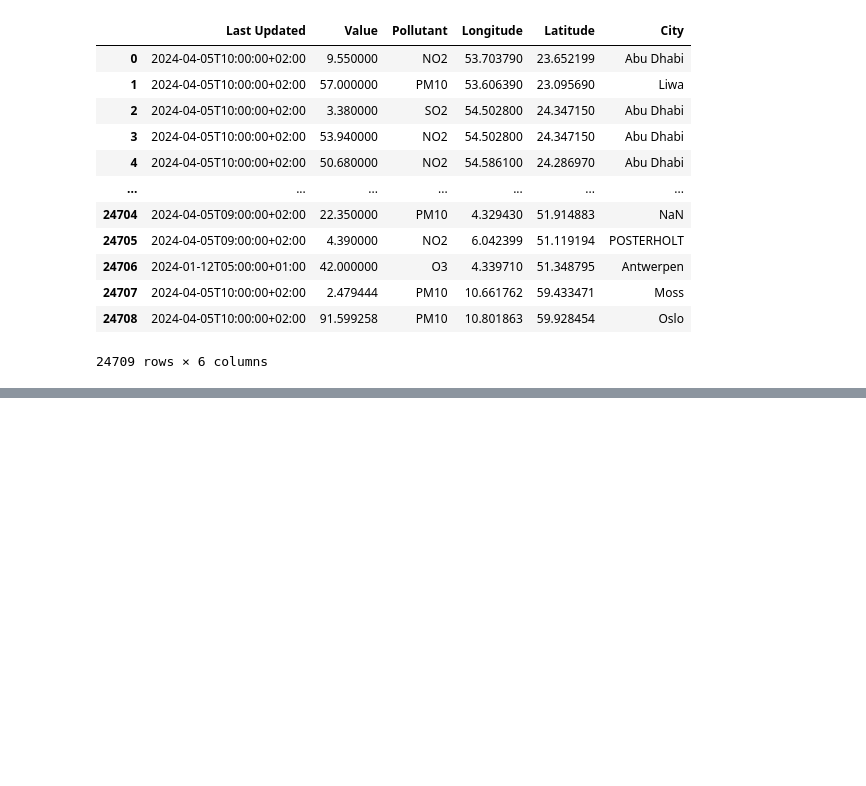
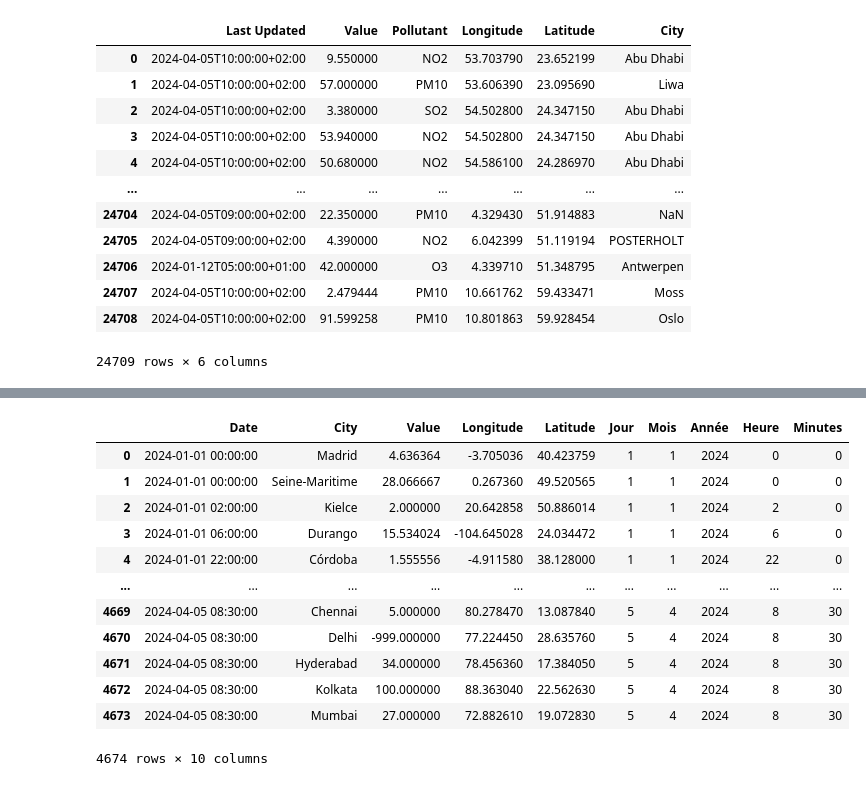
Before and after one commit to DiogoA78/mini_projet_1_deep_learning, a Jupyter notebook: PRETRAIT_NN.ipynb, the cells around one changed output, grey strips where cells are left out. Cells and saved outputs as stored; diff of their text form; code cells hidden in the pictures; blank space fills up the shorter version.

```diff
--- a/PRETRAIT_NN.ipynb
+++ b/PRETRAIT_NN.ipynb
@@ -47,6 +32,5 @@ data
 24709 rows × 6 columns
 # %%
 data['Last Updated'] = pd.to_datetime(data['Last Updated'], utc=True).dt.tz_convert(None)
-data = data.dropna()
 # %%
 data.rename(columns={'Last Updated': 'Date'}, inplace=True)
@@ -153,2 +132,15 @@ data
 # %%
 data.to_csv('AQI.csv', index=False)
+# %%
+data['Date'] = pd.to_datetime(data['Date'])
+data['Jour'] = data['Date'].dt.day
+data['Mois'] = data['Date'].dt.month
+data['Année'] = data['Date'].dt.year
+data['Heure'] = data['Date'].dt.hour
+
+# Agrégation des valeurs par Date, Heure et Ville
+aggregated_data = data.groupby(['Date', 'City']).agg({
+    'Value': 'mean',
+    'Longitude': 'mean',
+    'Latitude': 'mean',
+}).reset_index()
@@ -154,0 +149,22 @@ data.to_csv('AQI.csv', index=False)
+# %%
+aggregated_data['Jour'] = aggregated_data['Date'].dt.day
+aggregated_data['Mois'] = aggregated_data['Date'].dt.month
+aggregated_data['Année'] = aggregated_data['Date'].dt.year
+aggregated_data['Heure'] = aggregated_data['Date'].dt.hour
+aggregated_data['Minutes'] = aggregated_data['Date'].dt.minute
+# %%
+aggregated_data
+# %% [output]
+|  | Date | City | Value | Longitude | Latitude | Jour | Mois | Année | Heure | Minutes |
+| 0 | 2024-01-01 00:00:00 | Madrid | 4.636364 | -3.705036 | 40.423759 | 1 | 1 | 2024 | 0 | 0 |
+| 1 | 2024-01-01 00:00:00 | Seine-Maritime | 28.066667 | 0.267360 | 49.520565 | 1 | 1 | 2024 | 0 | 0 |
+| 2 | 2024-01-01 02:00:00 | Kielce | 2.000000 | 20.642858 | 50.886014 | 1 | 1 | 2024 | 2 | 0 |
+| 3 | 2024-01-01 06:00:00 | Durango | 15.534024 | -104.645028 | 24.034472 | 1 | 1 | 2024 | 6 | 0 |
+| 4 | 2024-01-01 22:00:00 | Córdoba | 1.555556 | -4.911580 | 38.128000 | 1 | 1 | 2024 | 22 | 0 |
+| ... | ... | ... | ... | ... | ... | ... | ... | ... | ... | ... |
+| 4669 | 2024-04-05 08:30:00 | Chennai | 5.000000 | 80.278470 | 13.087840 | 5 | 4 | 2024 | 8 | 30 |
+| 4670 | 2024-04-05 08:30:00 | Delhi | -999.000000 | 77.224450 | 28.635760 | 5 | 4 | 2024 | 8 | 30 |
+| 4671 | 2024-04-05 08:30:00 | Hyderabad | 34.000000 | 78.456360 | 17.384050 | 5 | 4 | 2024 | 8 | 30 |
+| 4672 | 2024-04-05 08:30:00 | Kolkata | 100.000000 | 88.363040 | 22.562630 | 5 | 4 | 2024 | 8 | 30 |
+| 4673 | 2024-04-05 08:30:00 | Mumbai | 27.000000 | 72.882610 | 19.072830 | 5 | 4 | 2024 | 8 | 30 |
+4674 rows × 10 columns
```
Also changed, not shown: parts of 8 cells of this notebook, 11 other files.
